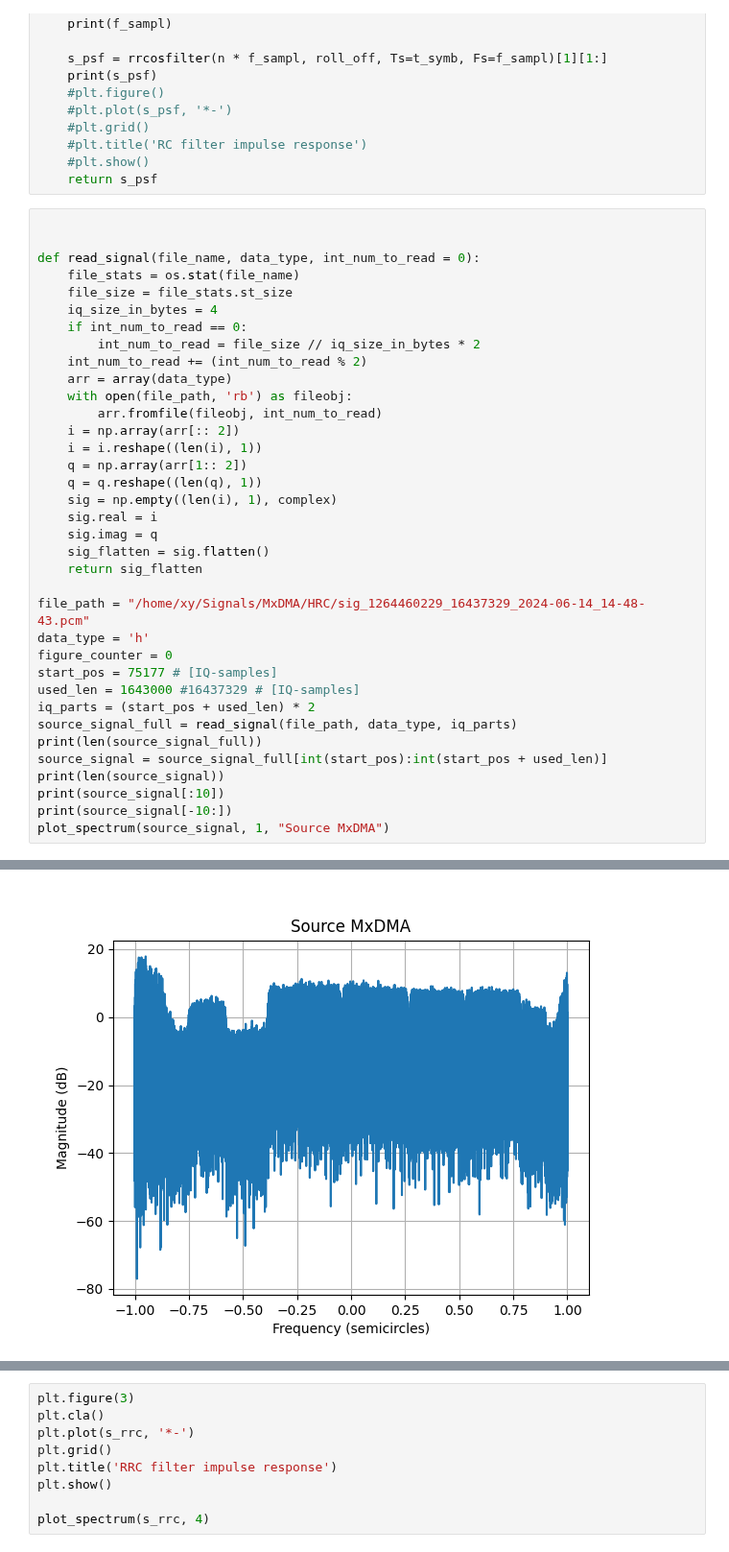
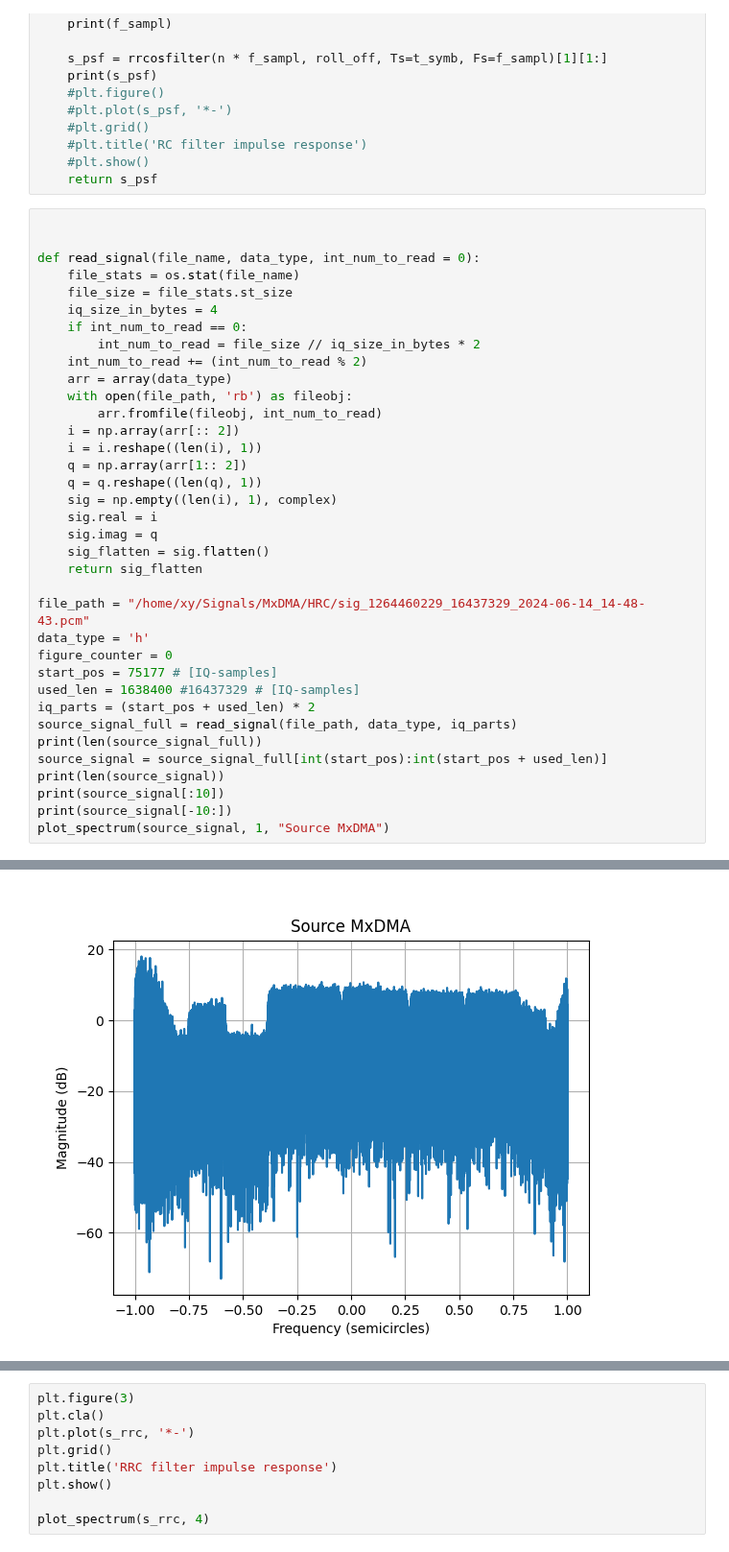
Before and after one commit to incredibleSaint/signal_processing, a Jupyter notebook: mxdma_23sep.ipynb, the cells around one changed output, grey strips where cells are left out. Shown at 96% size. Cells and saved outputs as stored; diff of their text form.

```diff
--- a/mxdma_23sep.ipynb
+++ b/mxdma_23sep.ipynb
@@ -79,7 +79,7 @@ file_path = "/home/xy/Signals/MxDMA/HRC/sig_1264460229_16437329_2024-06-14_14-48
 data_type = 'h'
 figure_counter = 0
 start_pos = 75177 # [IQ-samples]
-used_len = 1643000 #16437329 # [IQ-samples]
+used_len = 1638400 #16437329 # [IQ-samples]
 iq_parts = (start_pos + used_len) * 2
 source_signal_full = read_signal(file_path, data_type, iq_parts)
 print(len(source_signal_full))
@@ -98 +98 @@ plot_spectrum(source_signal, 1, "Source MxDMA")
-[figure, old version]
+[figure, new version]
```
Also changed, not shown: parts of 19 cells of this notebook, 3 other files.
